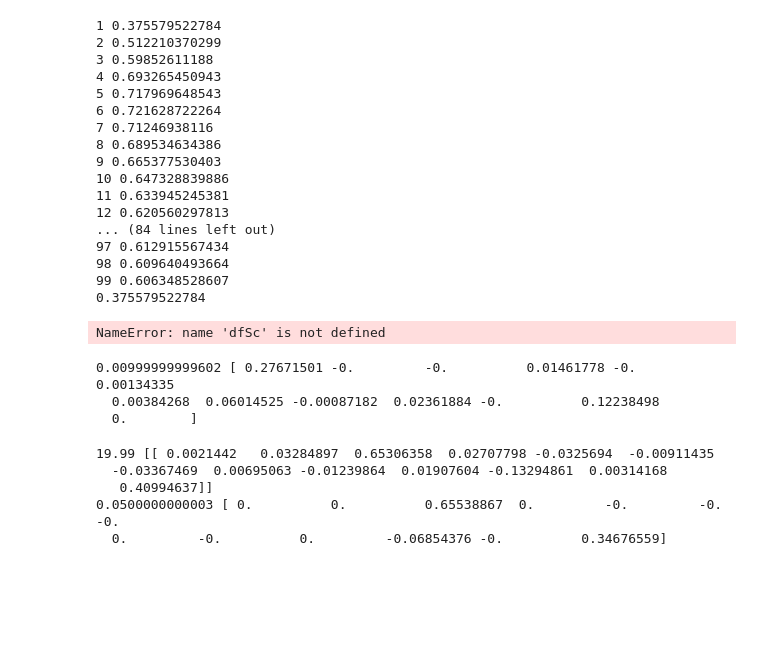
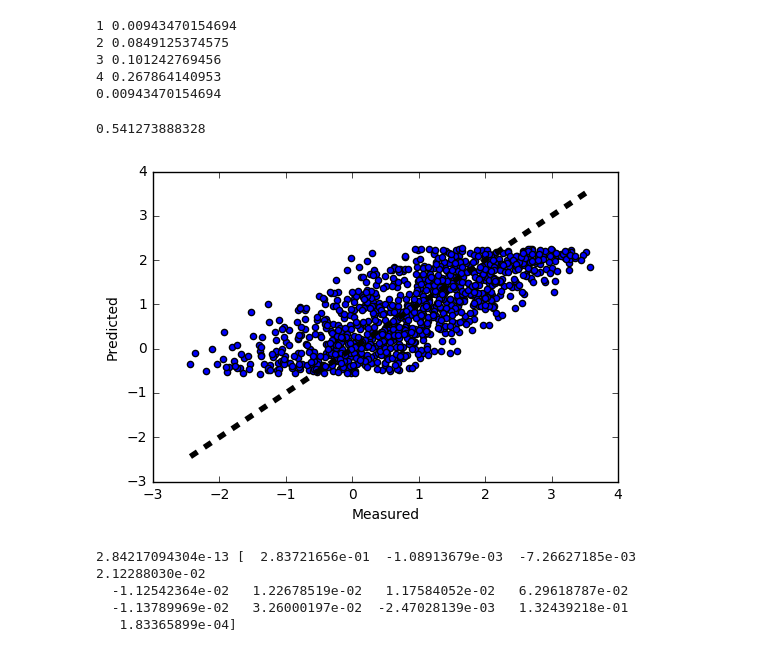
Before and after one commit to shehel/ml, a Jupyter notebook: Ml-Assignment-1-t2.ipynb, the cells around one changed output. Drawn from its saved outputs; the diff is of its cells as text; code cells hidden in the pictures; blank space fills up the shorter version.

```diff
--- a/Ml-Assignment-1-t2.ipynb
+++ b/Ml-Assignment-1-t2.ipynb
@@ -42,31 +43,19 @@ dfTarget = dfProbeA[['TNA']]
 dfSc = scaleData(dfTrain, 1)
 # %%
-k_range = range(1, 100)
+k_range = range(1, 5)
 k_scores = []
 for k in k_range:
-    dTree = tree.DecisionTreeRegressor(max_depth = k)
+    dTree = tree.DecisionTreeRegressor(max_features = k, max_depth = 1)
     scores = cross_val_score(dTree, dfSc, dfTarget, cv=10, scoring='r2')
+    k_scores.append(scores.mean())
     print (k, scores.mean())
-    k_scores.append(scores.mean())
 print(np.amin(k_scores))
 # %% [output]
-1 0.375579522784
-2 0.512210370299
-3 0.59852611188
-4 0.693265450943
-5 0.717969648543
-6 0.721628722264
-7 0.71246938116
-8 0.689534634386
-9 0.665377530403
-10 0.647328839886
-11 0.633945245381
-12 0.620560297813
-... (84 lines left out)
-97 0.612915567434
-98 0.609640493664
-99 0.606348528607
-0.375579522784
+1 0.00943470154694
+2 0.0849125374575
+3 0.101242769456
+4 0.267864140953
+0.00943470154694
 # %%
 from sklearn.cross_validation import train_test_split
 
@@ -74,26 +63,28 @@ X_train, X_test, y_train, y_test = train_test_split(dfSc, dfTarget, test_size =
-# %%
-ridge = sk.RidgeCV(alphas = np.arange(-20,20,0.01))
-scores = cross_val_score(ridge, dfSc, dfTarget, cv=10, scoring='r2')
-print (scores.mean())
-# %% [output]
-NameError: name 'dfSc' is not defined
+# %%
+fold = 10
+
+ridge = sk.LassoCV(alphas = np.logspace(-4, -0.5, 30))
+scores = cross_val_score(ridge, dfSc, dfTarget, cv=fold, scoring='r2')
+predict = cross_val_predict(ridge, dfSc, dfTarget, cv=fold)
+
+print (scores.mean())
+fig, ax = plt.subplots()
+ax.scatter(dfTarget, predict)
+ax.plot([dfTarget.min(), dfTarget.max()], [dfTarget.min(), dfTarget.max()], 'k--', lw=4)
+ax.set_xlabel('Measured')
+ax.set_ylabel('Predicted')
+plt.show()
+# %% [output]
+0.541273888328
+[figure, added]
 # %%
+
+
 lasso = sk.LassoCV(alphas=np.arange(-20,20,0.05))
-print (dfScProbeA)
 lasso.fit(dfScProbeA, dfClassA)
 print (lasso.alpha_, lasso.coef_)
 # %% [output]
-0.00999999999602 [ 0.27671501 -0.         -0.          0.01461778 -0.          0.00134335
-  0.00384268  0.06014525 -0.00087182  0.02361884 -0.          0.12238498
-  0.        ]
+2.84217094304e-13 [  2.83721656e-01  -1.08913679e-03  -7.26627185e-03   2.12288030e-02
+  -1.12542364e-02   1.22678519e-02   1.17584052e-02   6.29618787e-02
+  -1.13789969e-02   3.26000197e-02  -2.47028139e-03   1.32439218e-01
+   1.83365899e-04]
-# %%
-ridge.fit(X_train, y_train)
-print (ridge.alpha_, ridge.coef_)
-lasso.fit(X_train, y_train)
-print (lasso.alpha_, lasso.coef_)
-# %% [output]
-19.99 [[ 0.0021442   0.03284897  0.65306358  0.02707798 -0.0325694  -0.00911435
-  -0.03367469  0.00695063 -0.01239864  0.01907604 -0.13294861  0.00314168
-   0.40994637]]
-0.0500000000003 [ 0.          0.          0.65538867  0.         -0.         -0.         -0.
-  0.         -0.          0.         -0.06854376 -0.          0.34676559]
```
Also changed, not shown: parts of 18 cells of this notebook, 11 other files.
